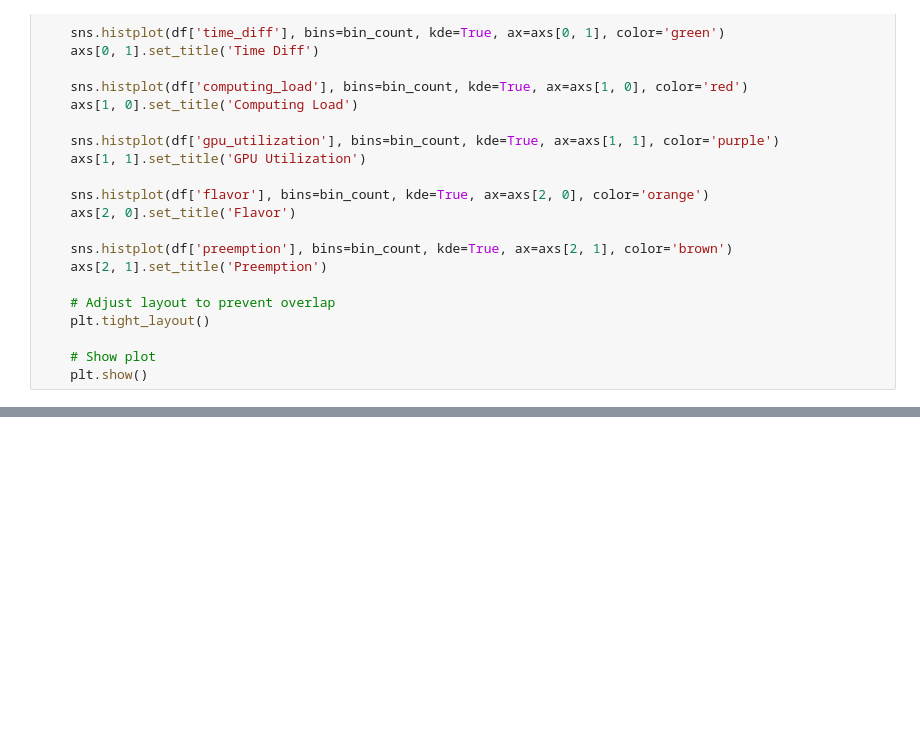
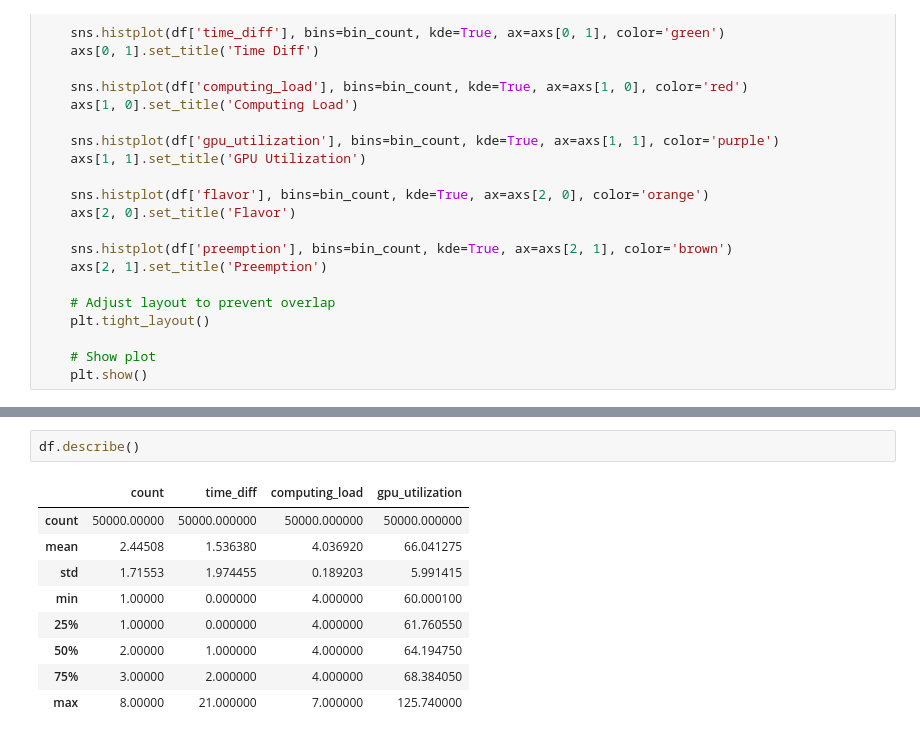
Before and after one commit to mystous/gpu_scheduler, a Jupyter notebook: gen_data/check_datafile.ipynb, the cells around one changed output, grey strips where cells are left out. Cells and saved outputs as stored; diff of their text form; blank space fills up the shorter version.

```diff
--- a/gen_data/check_datafile.ipynb
+++ b/gen_data/check_datafile.ipynb
@@ -122,3 +127,15 @@ File: 20240611_184817.csv
+# %%
+df.describe()
+# %% [output]
+|  | count | time_diff | computing_load | gpu_utilization |
+| count | 50000.00000 | 50000.000000 | 50000.000000 | 50000.000000 |
+| mean | 2.44508 | 1.536380 | 4.036920 | 66.041275 |
+| std | 1.71553 | 1.974455 | 0.189203 | 5.991415 |
+| min | 1.00000 | 0.000000 | 4.000000 | 60.000100 |
+| 25% | 1.00000 | 0.000000 | 4.000000 | 61.760550 |
+| 50% | 2.00000 | 1.000000 | 4.000000 | 64.194750 |
+| 75% | 3.00000 | 2.000000 | 4.000000 | 68.384050 |
+| max | 8.00000 | 21.000000 | 7.000000 | 125.740000 |
 # %%
 plot_histograms_(df, 1000)
 # %% [output]
```
Also changed, not shown: parts of 4 cells of this notebook, 32 other files.
